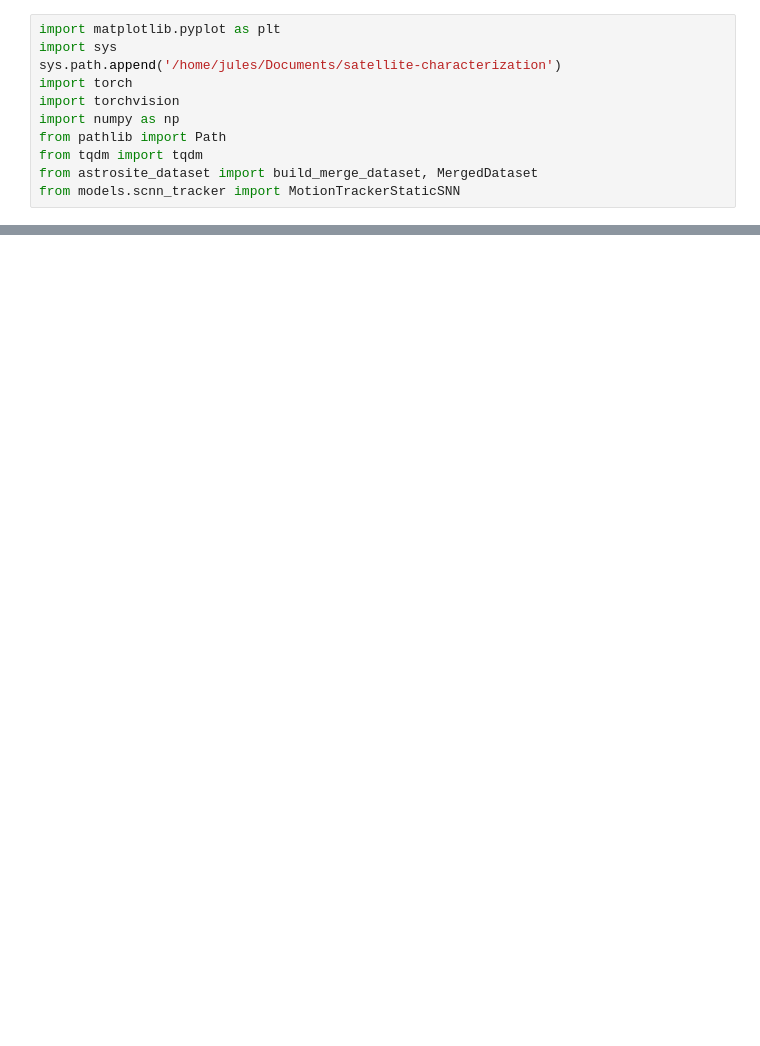
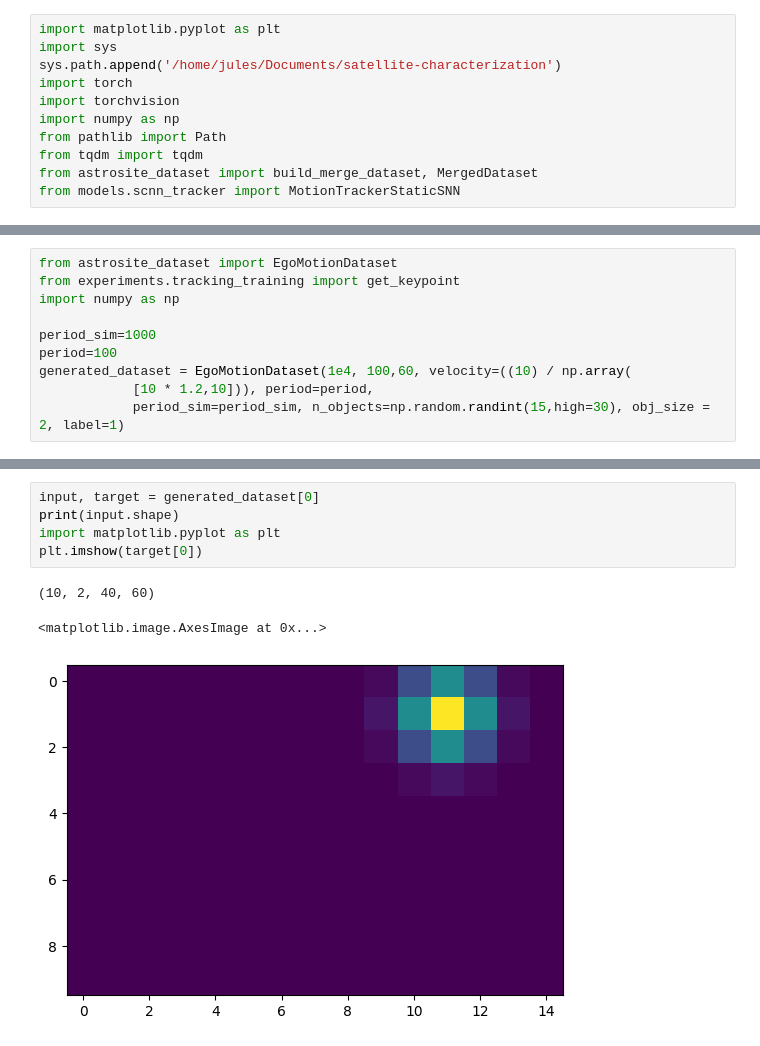
Before and after one commit to neuromorphs/satellite-characterization, a Jupyter notebook: plot_multiple.ipynb, the cells around one changed output, grey strips where cells are left out. Saved outputs shown, nothing was run; the diff lists cells and outputs as text; blank space fills up the shorter version.

```diff
--- a/plot_multiple.ipynb
+++ b/plot_multiple.ipynb
@@ -212,3 +219,13 @@ False positive: 0.13675213675213677
 False negative: 0.0
 0.6666666666666666
 0.6666666666666666
+# %%
+from astrosite_dataset import EgoMotionDataset
+from experiments.tracking_training import get_keypoint
+import numpy as np
+
+period_sim=1000
+period=100
+generated_dataset = EgoMotionDataset(1e4, 100,60, velocity=((10) / np.array(
+            [10 * 1.2,10])), period=period,
+            period_sim=period_sim, n_objects=np.random.randint(15,high=30), obj_size = 2, label=1)
@@ -214,0 +256,9 @@ False negative: 0.0
+# %%
+input, target = generated_dataset[0]
+print(input.shape)
+import matplotlib.pyplot as plt
+plt.imshow(target[0])
+# %% [output]
+(10, 2, 40, 60)
+<matplotlib.image.AxesImage at 0x...>
+[figure, added]
```
Also changed, not shown: parts of 19 cells of this notebook, 5 other files.
